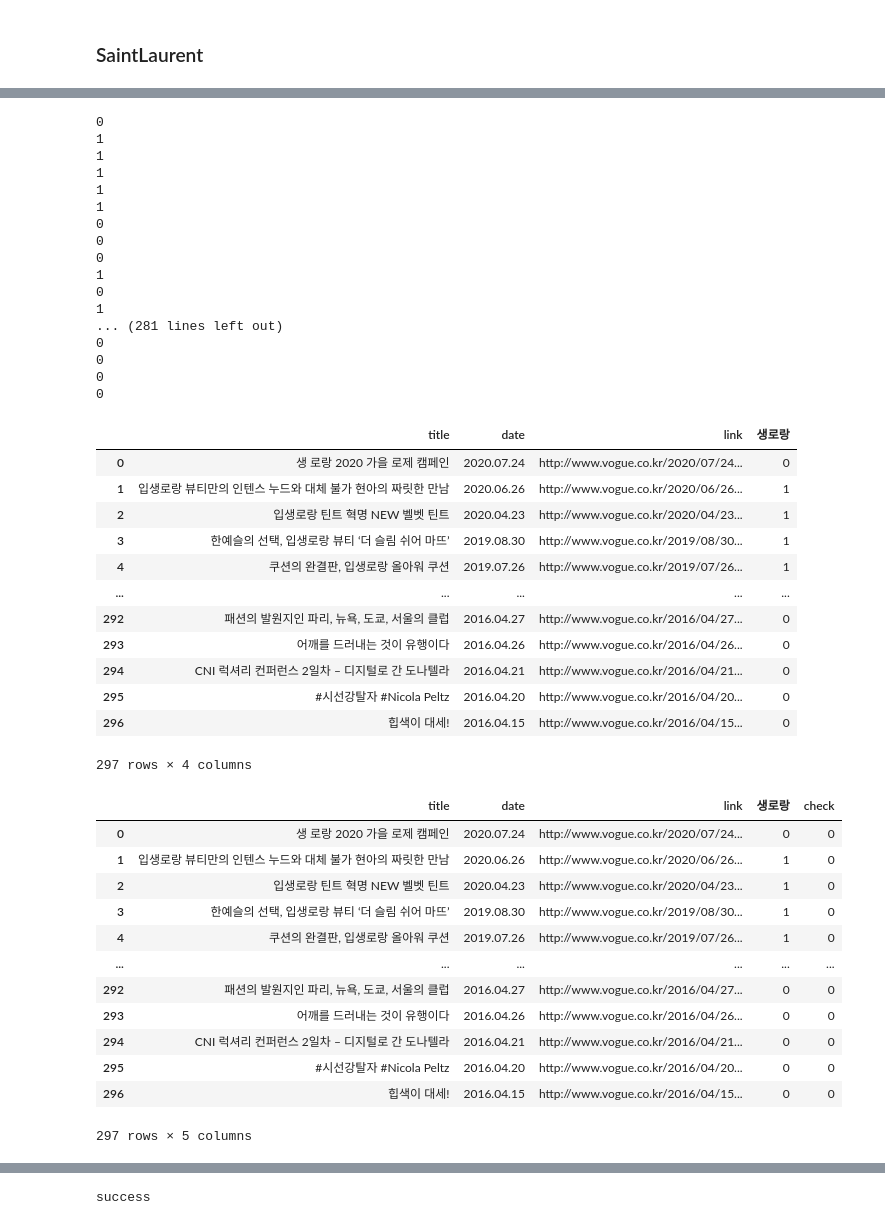
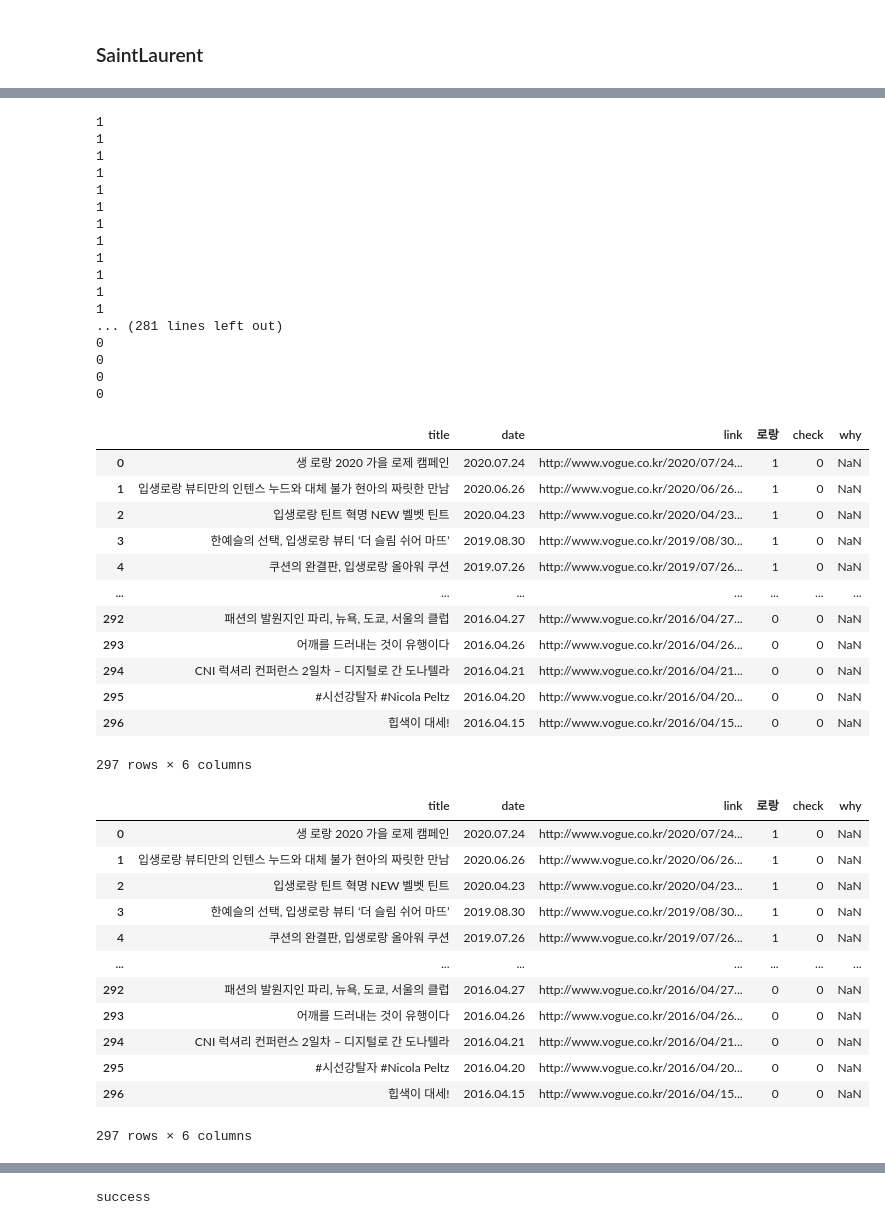
Before and after one commit to rosyminty/BLANDE, a Jupyter notebook: Vogue Data Preprocessing.ipynb, the cells around one changed output, grey strips where cells are left out. Drawn from its saved outputs; the diff is of its cells as text; code cells hidden in the pictures.

```diff
--- a/Vogue Data Preprocessing.ipynb
+++ b/Vogue Data Preprocessing.ipynb
@@ -501,0 +506,4 @@ V_SL
+# %%
+# '생로랑' 컬럼명 변경
+V_SL = V_SL.rename({'title_brand' : '로랑'}, axis='columns')
+V_SL
@@ -502,24 +524,24 @@ V_SL
 # %%
 SaintLaurent = []
 for i in range(len(V_SL['title'])) :
-    if '생로랑' in V_SL['title'][i] :
+    if '로랑' in V_SL['title'][i] :
         SaintLaurent.append(1)
         print(1)
     else :
         SaintLaurent.append(0)
         print(0)
 # %% [output]
-0
 1
 1
 1
 1
 1
-0
-0
-0
 1
-0
+1
+1
+1
+1
+1
 1
 ... (281 lines left out)
 0
@@ -527,39 +549,39 @@ for i in range(len(V_SL['title'])) :
 0
 0
 # %%
-V_SL['생로랑'] = SaintLaurent
+V_SL['로랑'] = SaintLaurent
 V_SL
 # %% [output]
-|  | title | date | link | 생로랑 |
-| 0 | 생 로랑 2020 가을 로제 캠페인 | 2020.07.24 | http://www.vogue.co.kr/2020/07/24... | 0 |
-| 1 | 입생로랑 뷰티만의 인텐스 누드와 대체 불가 현아의 짜릿한 만남 | 2020.06.26 | http://www.vogue.co.kr/2020/06/26... | 1 |
-| 2 | 입생로랑 틴트 혁명 NEW 벨벳 틴트 | 2020.04.23 | http://www.vogue.co.kr/2020/04/23... | 1 |
-| 3 | 한예슬의 선택, 입생로랑 뷰티 ‘더 슬림 쉬어 마뜨’ | 2019.08.30 | http://www.vogue.co.kr/2019/08/30... | 1 |
-| 4 | 쿠션의 완결판, 입생로랑 올아워 쿠션 | 2019.07.26 | http://www.vogue.co.kr/2019/07/26... | 1 |
-| ... | ... | ... | ... | ... |
-| 292 | 패션의 발원지인 파리, 뉴욕, 도쿄, 서울의 클럽 | 2016.04.27 | http://www.vogue.co.kr/2016/04/27... | 0 |
-| 293 | 어깨를 드러내는 것이 유행이다 | 2016.04.26 | http://www.vogue.co.kr/2016/04/26... | 0 |
-| 294 | CNI 럭셔리 컨퍼런스 2일차 – 디지털로 간 도나텔라 | 2016.04.21 | http://www.vogue.co.kr/2016/04/21... | 0 |
-| 295 | #시선강탈자 #Nicola Peltz | 2016.04.20 | http://www.vogue.co.kr/2016/04/20... | 0 |
-| 296 | 힙색이 대세! | 2016.04.15 | http://www.vogue.co.kr/2016/04/15... | 0 |
+|  | title | date | link | 로랑 | check | why |
+| 0 | 생 로랑 2020 가을 로제 캠페인 | 2020.07.24 | http://www.vogue.co.kr/2020/07/24... | 1 | 0 | NaN |
+| 1 | 입생로랑 뷰티만의 인텐스 누드와 대체 불가 현아의 짜릿한 만남 | 2020.06.26 | http://www.vogue.co.kr/2020/06/26... | 1 | 0 | NaN |
+| 2 | 입생로랑 틴트 혁명 NEW 벨벳 틴트 | 2020.04.23 | http://www.vogue.co.kr/2020/04/23... | 1 | 0 | NaN |
+| 3 | 한예슬의 선택, 입생로랑 뷰티 ‘더 슬림 쉬어 마뜨’ | 2019.08.30 | http://www.vogue.co.kr/2019/08/30... | 1 | 0 | NaN |
+| 4 | 쿠션의 완결판, 입생로랑 올아워 쿠션 | 2019.07.26 | http://www.vogue.co.kr/2019/07/26... | 1 | 0 | NaN |
+| ... | ... | ... | ... | ... | ... | ... |
+| 292 | 패션의 발원지인 파리, 뉴욕, 도쿄, 서울의 클럽 | 2016.04.27 | http://www.vogue.co.kr/2016/04/27... | 0 | 0 | NaN |
+| 293 | 어깨를 드러내는 것이 유행이다 | 2016.04.26 | http://www.vogue.co.kr/2016/04/26... | 0 | 0 | NaN |
+| 294 | CNI 럭셔리 컨퍼런스 2일차 – 디지털로 간 도나텔라 | 2016.04.21 | http://www.vogue.co.kr/2016/04/21... | 0 | 0 | NaN |
+| 295 | #시선강탈자 #Nicola Peltz | 2016.04.20 | http://www.vogue.co.kr/2016/04/20... | 0 | 0 | NaN |
+| 296 | 힙색이 대세! | 2016.04.15 | http://www.vogue.co.kr/2016/04/15... | 0 | 0 | NaN |
-297 rows × 4 columns
+297 rows × 6 columns
 # %%
 V_SL['check'] = 0
 V_SL
 # %% [output]
-|  | title | date | link | 생로랑 | check |
-| 0 | 생 로랑 2020 가을 로제 캠페인 | 2020.07.24 | http://www.vogue.co.kr/2020/07/24... | 0 | 0 |
-| 1 | 입생로랑 뷰티만의 인텐스 누드와 대체 불가 현아의 짜릿한 만남 | 2020.06.26 | http://www.vogue.co.kr/2020/06/26... | 1 | 0 |
-| 2 | 입생로랑 틴트 혁명 NEW 벨벳 틴트 | 2020.04.23 | http://www.vogue.co.kr/2020/04/23... | 1 | 0 |
-| 3 | 한예슬의 선택, 입생로랑 뷰티 ‘더 슬림 쉬어 마뜨’ | 2019.08.30 | http://www.vogue.co.kr/2019/08/30... | 1 | 0 |
-| 4 | 쿠션의 완결판, 입생로랑 올아워 쿠션 | 2019.07.26 | http://www.vogue.co.kr/2019/07/26... | 1 | 0 |
-| ... | ... | ... | ... | ... | ... |
-| 292 | 패션의 발원지인 파리, 뉴욕, 도쿄, 서울의 클럽 | 2016.04.27 | http://www.vogue.co.kr/2016/04/27... | 0 | 0 |
-| 293 | 어깨를 드러내는 것이 유행이다 | 2016.04.26 | http://www.vogue.co.kr/2016/04/26... | 0 | 0 |
-| 294 | CNI 럭셔리 컨퍼런스 2일차 – 디지털로 간 도나텔라 | 2016.04.21 | http://www.vogue.co.kr/2016/04/21... | 0 | 0 |
-| 295 | #시선강탈자 #Nicola Peltz | 2016.04.20 | http://www.vogue.co.kr/2016/04/20... | 0 | 0 |
-| 296 | 힙색이 대세! | 2016.04.15 | http://www.vogue.co.kr/2016/04/15... | 0 | 0 |
+|  | title | date | link | 로랑 | check | why |
+| 0 | 생 로랑 2020 가을 로제 캠페인 | 2020.07.24 | http://www.vogue.co.kr/2020/07/24... | 1 | 0 | NaN |
+| 1 | 입생로랑 뷰티만의 인텐스 누드와 대체 불가 현아의 짜릿한 만남 | 2020.06.26 | http://www.vogue.co.kr/2020/06/26... | 1 | 0 | NaN |
+| 2 | 입생로랑 틴트 혁명 NEW 벨벳 틴트 | 2020.04.23 | http://www.vogue.co.kr/2020/04/23... | 1 | 0 | NaN |
+| 3 | 한예슬의 선택, 입생로랑 뷰티 ‘더 슬림 쉬어 마뜨’ | 2019.08.30 | http://www.vogue.co.kr/2019/08/30... | 1 | 0 | NaN |
+| 4 | 쿠션의 완결판, 입생로랑 올아워 쿠션 | 2019.07.26 | http://www.vogue.co.kr/2019/07/26... | 1 | 0 | NaN |
+| ... | ... | ... | ... | ... | ... | ... |
+| 292 | 패션의 발원지인 파리, 뉴욕, 도쿄, 서울의 클럽 | 2016.04.27 | http://www.vogue.co.kr/2016/04/27... | 0 | 0 | NaN |
+| 293 | 어깨를 드러내는 것이 유행이다 | 2016.04.26 | http://www.vogue.co.kr/2016/04/26... | 0 | 0 | NaN |
+| 294 | CNI 럭셔리 컨퍼런스 2일차 – 디지털로 간 도나텔라 | 2016.04.21 | http://www.vogue.co.kr/2016/04/21... | 0 | 0 | NaN |
+| 295 | #시선강탈자 #Nicola Peltz | 2016.04.20 | http://www.vogue.co.kr/2016/04/20... | 0 | 0 | NaN |
+| 296 | 힙색이 대세! | 2016.04.15 | http://www.vogue.co.kr/2016/04/15... | 0 | 0 | NaN |
-297 rows × 5 columns
+297 rows × 6 columns
 # %%
 V_SL['why'] = ''
 V_SL
```
Also changed, not shown: parts of 5 cells of this notebook.
